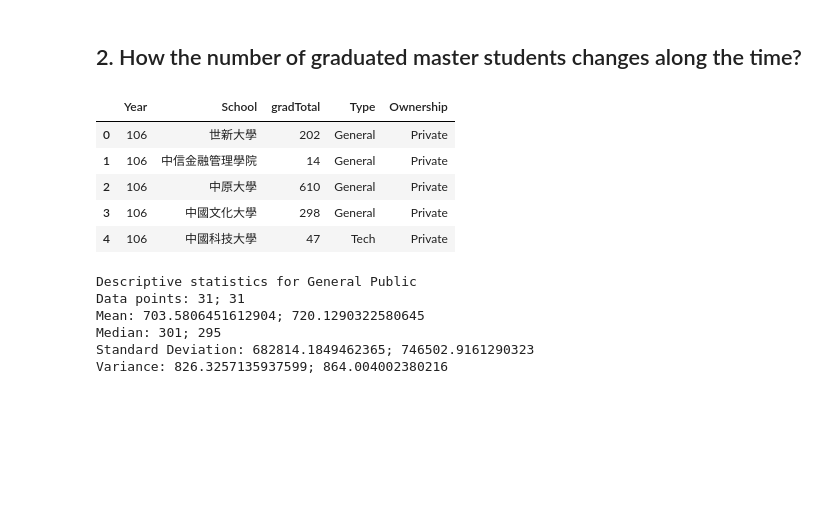
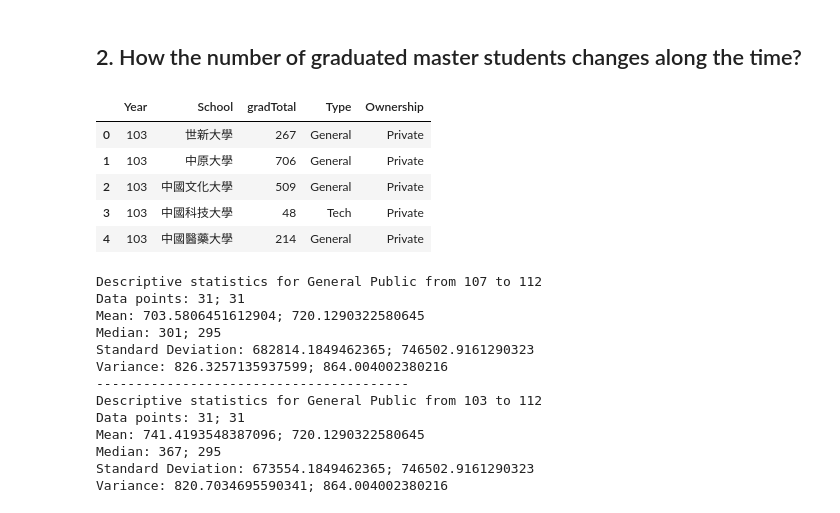
Before and after one commit to YiHsiu7893/Statistics_Final, a Jupyter notebook: Descriptive.ipynb, the cells around one changed output. Saved outputs shown, nothing was run; the diff lists cells and outputs as text; code cells hidden in the pictures; blank space fills up the shorter version.

```diff
--- a/Descriptive.ipynb
+++ b/Descriptive.ipynb
@@ -194,15 +317,15 @@ plt.show()
 # %% [markdown]
 ## 2. How the number of graduated master students changes along the time?
 # %%
-grdf = pd.read_csv('data/graduates.csv')
+grdf = pd.read_csv('data/data/graduates(10).csv')
 grdf.head()
 # %% [output]
 |  | Year | School | gradTotal | Type | Ownership |
-| 0 | 106 | 世新大學 | 202 | General | Private |
-| 1 | 106 | 中信金融管理學院 | 14 | General | Private |
-| 2 | 106 | 中原大學 | 610 | General | Private |
-| 3 | 106 | 中國文化大學 | 298 | General | Private |
-| 4 | 106 | 中國科技大學 | 47 | Tech | Private |
+| 0 | 103 | 世新大學 | 267 | General | Private |
+| 1 | 103 | 中原大學 | 706 | General | Private |
+| 2 | 103 | 中國文化大學 | 509 | General | Private |
+| 3 | 103 | 中國科技大學 | 48 | Tech | Private |
+| 4 | 103 | 中國醫藥大學 | 214 | General | Private |
 # %%
 GenPub_gr = grdf[(grdf['Type'] == 'General') & (grdf['Ownership'] == "Public")]
 GenPri_gr = grdf[(grdf['Type'] == 'General') & (grdf['Ownership'] == "Private")]
@@ -210,13 +333,22 @@ TecPub_gr = grdf[(grdf['Type'] == 'Tech') & (grdf['Ownership'] == "Public")]
 TecPri_gr = grdf[(grdf['Type'] == 'Tech') & (grdf['Ownership'] == "Private")]
 # %%
 # General Public
-GenPubg_means, GenPubg_medians = analyze(GenPub_gr, "General Public", "number")
+GenPubg_means_6, GenPubg_medians_6 = analyze_6(GenPub_gr, "General Public", "number")
+print("----------------------------------------")
+GenPubg_means_10, GenPubg_medians_10 = analyze_10(GenPub_gr, "General Public", "number")
 # %% [output]
-Descriptive statistics for General Public
+Descriptive statistics for General Public from 107 to 112
 Data points: 31; 31
 Mean: 703.5806451612904; 720.1290322580645
 Median: 301; 295
 Standard Deviation: 682814.1849462365; 746502.9161290323
 Variance: 826.3257135937599; 864.004002380216
+----------------------------------------
+Descriptive statistics for General Public from 103 to 112
+Data points: 31; 31
+Mean: 741.4193548387096; 720.1290322580645
+Median: 367; 295
+Standard Deviation: 673554.1849462365; 746502.9161290323
+Variance: 820.7034695590341; 864.004002380216
 # %%
 # General Private
```
Also changed, not shown: parts of 18 cells of this notebook, 4 other files.
